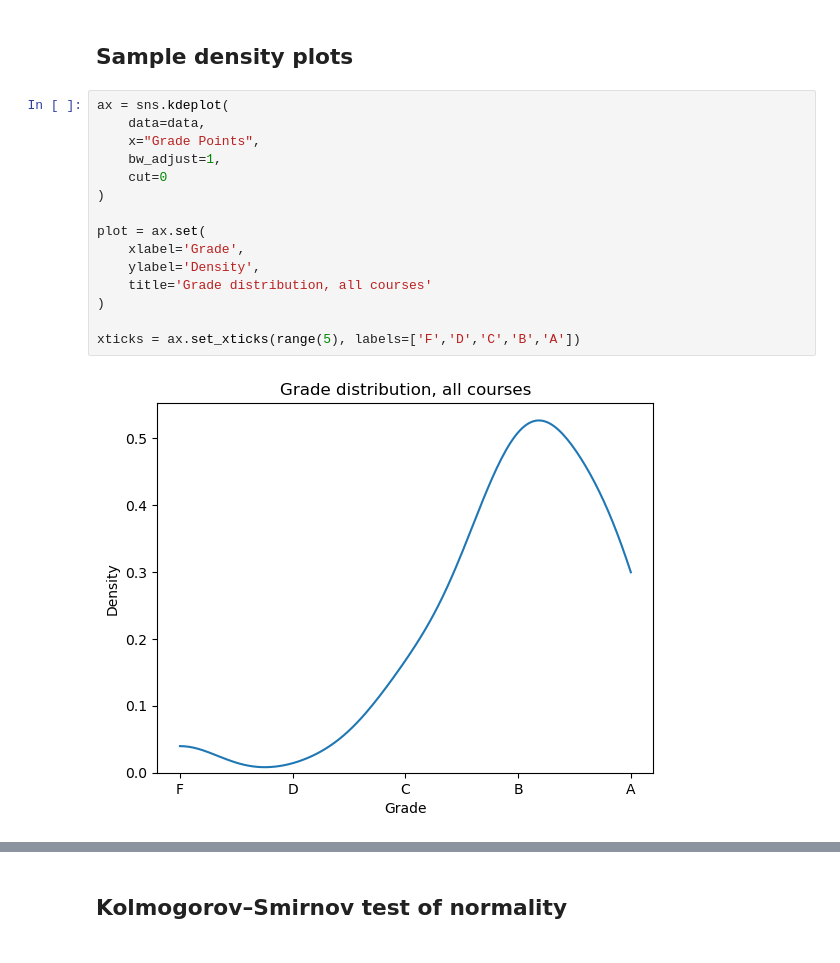
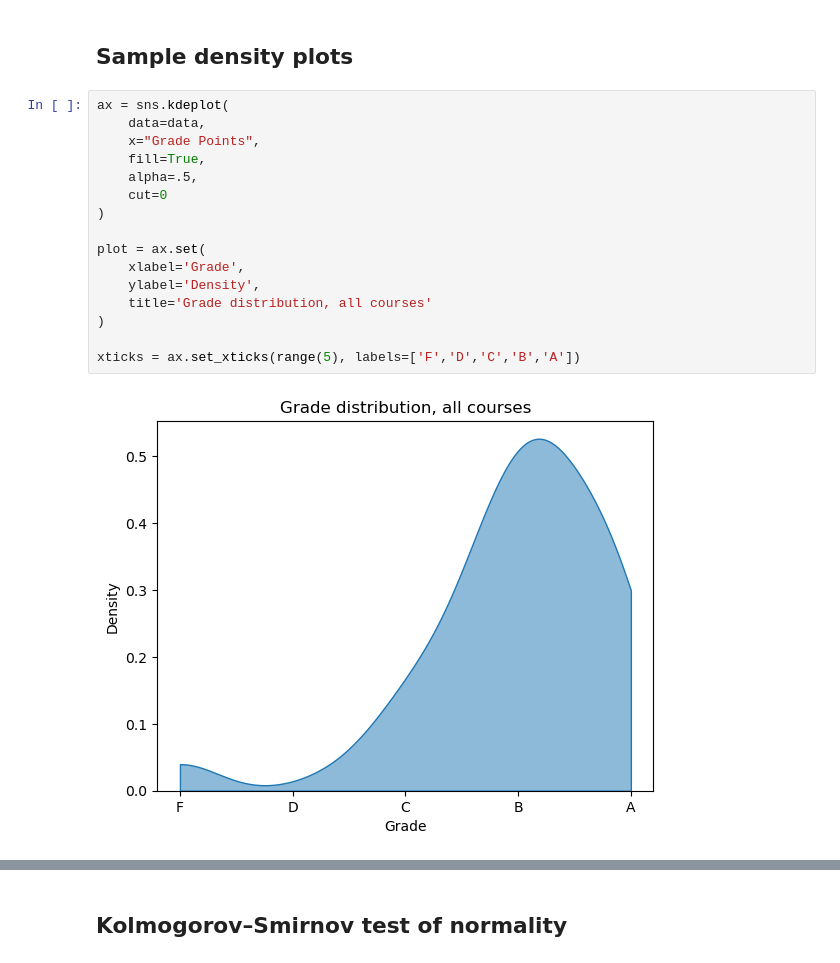
Before and after one commit to gperdrizet/grade_distribution, a Jupyter notebook: grade_distribution_plots.ipynb, the cells around one changed output, grey strips where cells are left out. Drawn from its saved outputs; the diff is of its cells as text.

```diff
--- a/grade_distribution_plots.ipynb
+++ b/grade_distribution_plots.ipynb
@@ -84,20 +84,21 @@ plot = ax.set(
 # %%
 ax = sns.kdeplot(
     data=data,
     x="Grade Points",
-    bw_adjust=1,
+    fill=True,
+    alpha=.5,
     cut=0
 )
 
 plot = ax.set(
     xlabel='Grade',
     ylabel='Density',
     title='Grade distribution, all courses'
 )
 
 xticks = ax.set_xticks(range(5), labels=['F','D','C','B','A'])
 # %% [output]
-[figure, old version]
+[figure, new version]
 # %%
 ax = sns.kdeplot(
     data=data,
```
Also changed, not shown: parts of 4 cells of this notebook.
